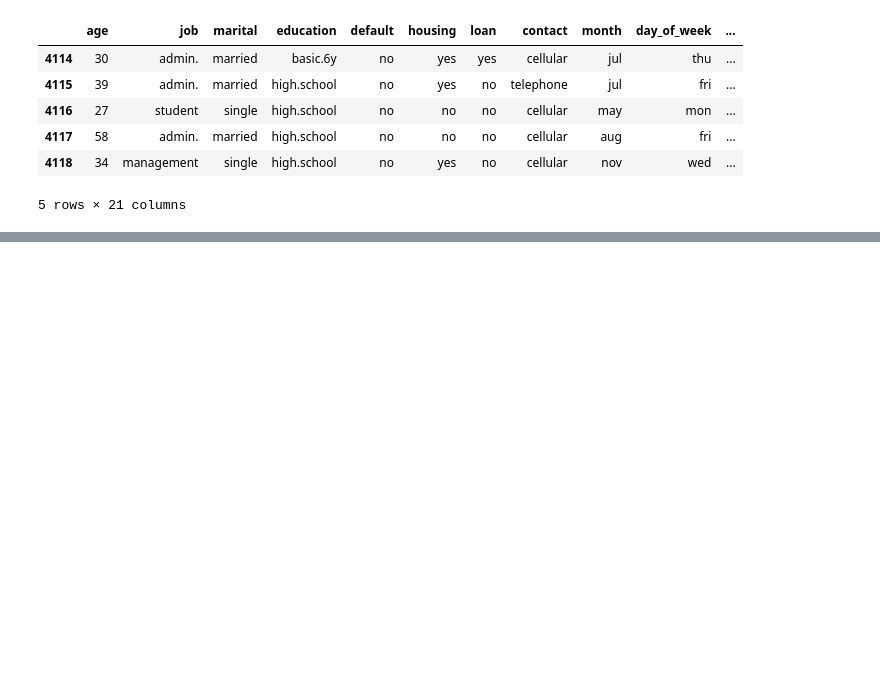
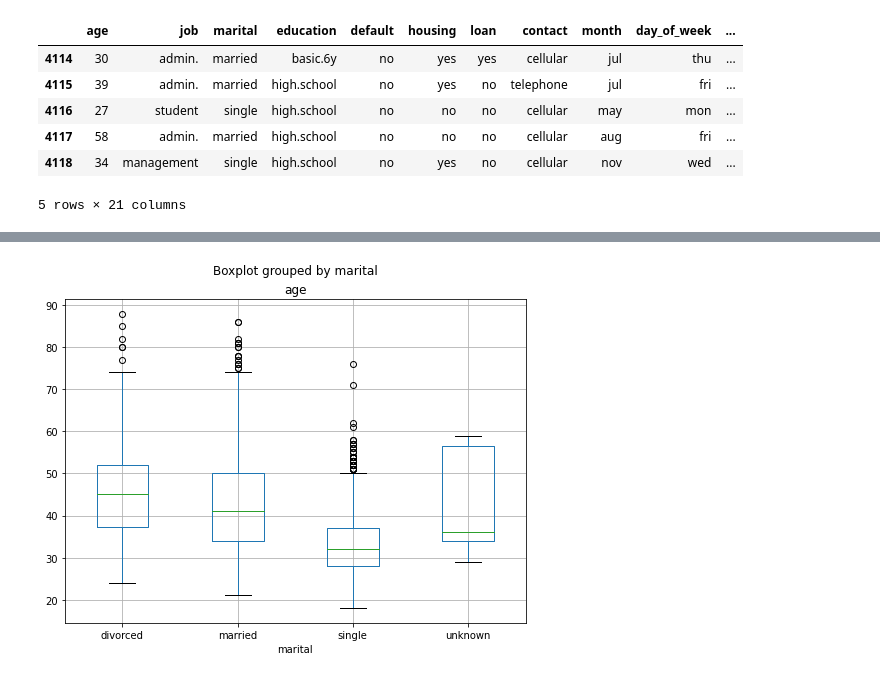
Before and after one commit to Manoharjha333/EDA, a Jupyter notebook: bank_eda.ipynb, the cells around one changed output, grey strips where cells are left out. Saved outputs shown, nothing was run; the diff lists cells and outputs as text; code cells hidden in the pictures; blank space fills up the shorter version.

```diff
--- a/bank_eda.ipynb
+++ b/bank_eda.ipynb
@@ -37,0 +244,6 @@ df.tail()
+# %%
+df.boxplot(column = "age",
+           by = "marital")
+plt.show()
+# %% [output]
+[figure, added]
```
Also changed, not shown: parts of 25 cells of this notebook.
